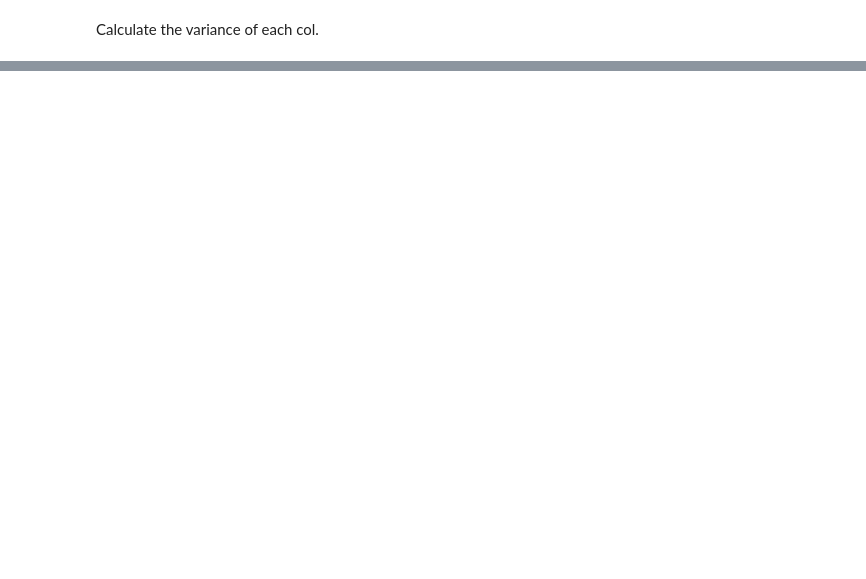
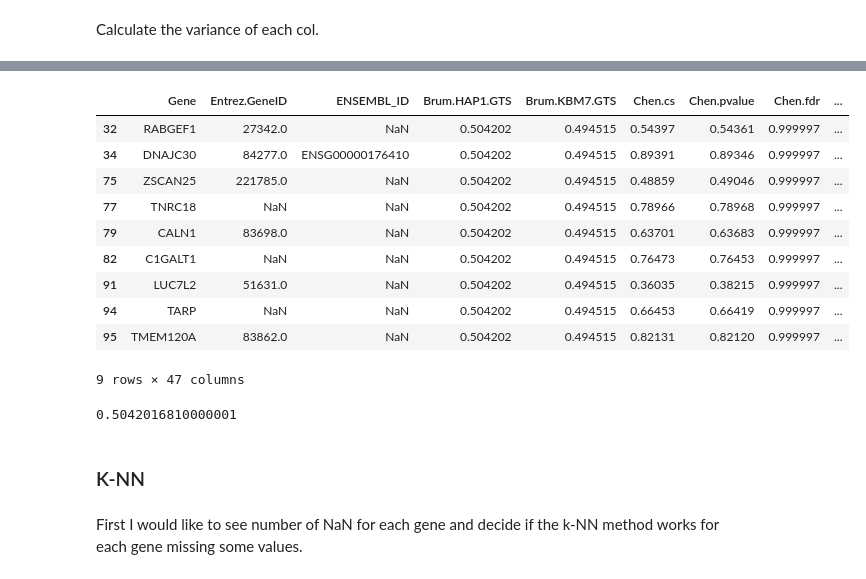
Before and after one commit to liuweihanty/ts_machine_learning, a Jupyter notebook: code/ts_clean.ipynb, the cells around one changed output, grey strips where cells are left out. Drawn from its saved outputs; the diff is of its cells as text; code cells hidden in the pictures; blank space fills up the shorter version.

```diff
--- a/code/ts_clean.ipynb
+++ b/code/ts_clean.ipynb
@@ -144,0 +249,11 @@ ts_score_cleaned_zero.to_csv(r'../data/Rank_variables_master_list_cleaned.csv')
+# %%
+def nan_to_median(df):
+    new = df.copy()
+    cols = new.drop(['Gene','Entrez.GeneID', 'ENSEMBL_ID'], axis=1).columns.tolist()
+    medians = new.drop(['Gene','Entrez.GeneID', 'ENSEMBL_ID'], axis=1).apply(np.nanmedian)
+    for i in cols:
+        new[i] = new[i].replace(np.nan, medians[i])
+    return new
+# %%
+ts_score_median_imputation = nan_to_median(ts_score_cleaned)
+ts_score_median_imputation.head()
@@ -144,0 +284,22 @@ ts_score_cleaned_zero.to_csv(r'../data/Rank_variables_master_list_cleaned.csv')
+# %%
+ts_score_median_imputation.loc[ts_score_cleaned[np.isnan(ts_score_cleaned["Brum.HAP1.GTS"].tolist())].index]
+# %% [output]
+|  | Gene | Entrez.GeneID | ENSEMBL_ID | Brum.HAP1.GTS | Brum.KBM7.GTS | Chen.cs | Chen.pvalue | Chen.fdr | ... |
+| 32 | RABGEF1 | 27342.0 | NaN | 0.504202 | 0.494515 | 0.54397 | 0.54361 | 0.999997 | ... |
+| 34 | DNAJC30 | 84277.0 | ENSG00000176410 | 0.504202 | 0.494515 | 0.89391 | 0.89346 | 0.999997 | ... |
+| 75 | ZSCAN25 | 221785.0 | NaN | 0.504202 | 0.494515 | 0.48859 | 0.49046 | 0.999997 | ... |
+| 77 | TNRC18 | NaN | NaN | 0.504202 | 0.494515 | 0.78966 | 0.78968 | 0.999997 | ... |
+| 79 | CALN1 | 83698.0 | NaN | 0.504202 | 0.494515 | 0.63701 | 0.63683 | 0.999997 | ... |
+| 82 | C1GALT1 | NaN | NaN | 0.504202 | 0.494515 | 0.76473 | 0.76453 | 0.999997 | ... |
+| 91 | LUC7L2 | 51631.0 | NaN | 0.504202 | 0.494515 | 0.36035 | 0.38215 | 0.999997 | ... |
+| 94 | TARP | NaN | NaN | 0.504202 | 0.494515 | 0.66453 | 0.66419 | 0.999997 | ... |
+| 95 | TMEM120A | 83862.0 | NaN | 0.504202 | 0.494515 | 0.82131 | 0.82120 | 0.999997 | ... |
+9 rows × 47 columns
+# %%
+np.nanmedian(ts_score_cleaned['Brum.HAP1.GTS'])
+# %% [output]
+0.5042016810000001
+# %% [markdown]
+### K-NN
+# %% [markdown]
+First I would like to see number of NaN for each gene and decide if the k-NN method works for each gene missing some values.
```
Also changed, not shown: parts of 38 cells of this notebook, 5 other files.
